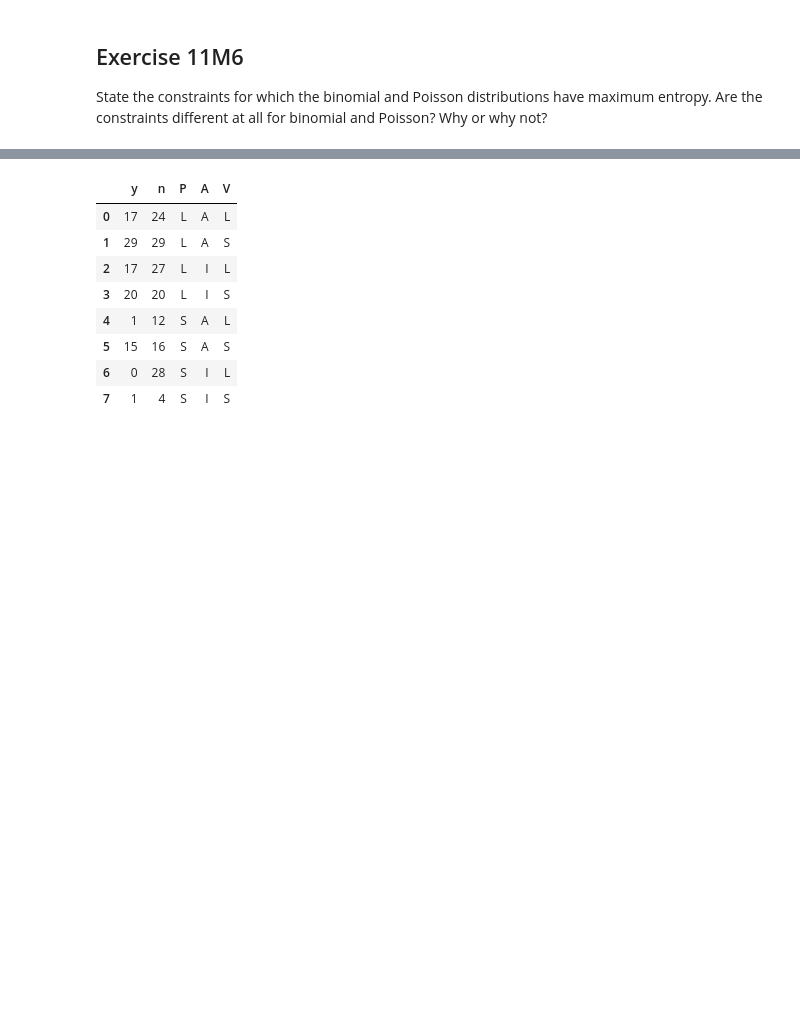
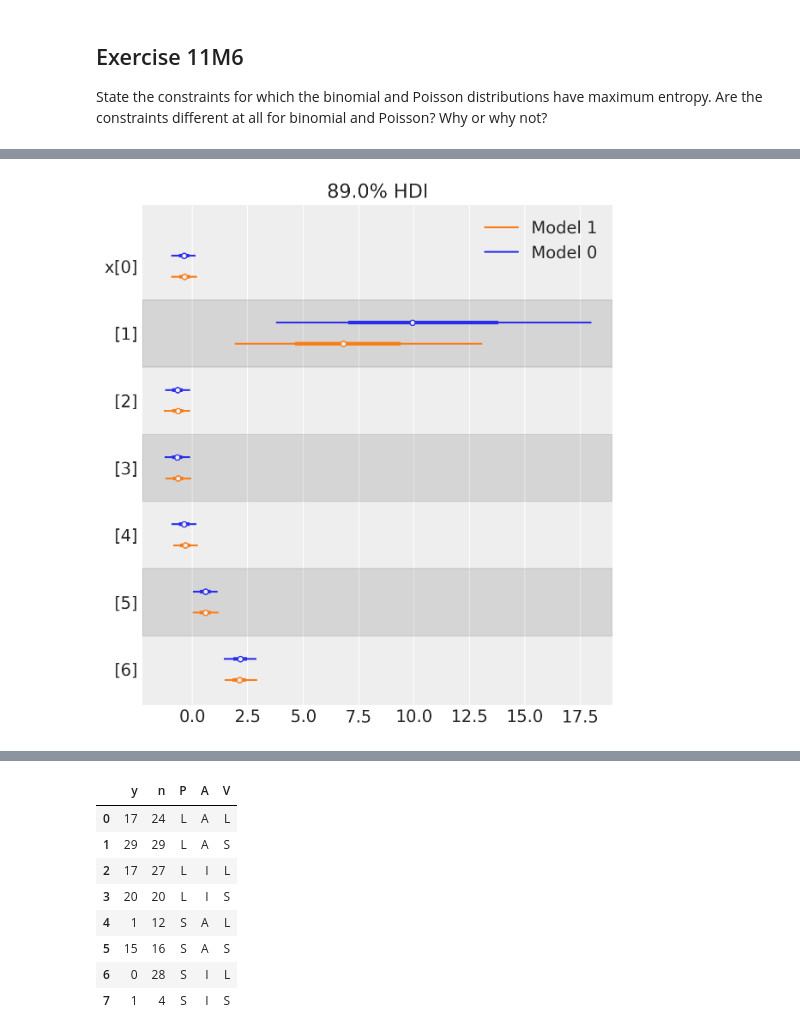
Before and after one commit to SamueleSoraggi/bayesian_statistics, a Jupyter notebook: statistical_rethinking_2/pymc4/Chp_11_Exercise.ipynb, the cells around one changed output, grey strips where cells are left out. Saved outputs shown, nothing was run; the diff lists cells and outputs as text; code cells hidden in the pictures; blank space fills up the shorter version.

```diff
--- a/statistical_rethinking_2/pymc4/Chp_11_Exercise.ipynb
+++ b/statistical_rethinking_2/pymc4/Chp_11_Exercise.ipynb
@@ -291,0 +476,7 @@ Use quap to construct a quadratic approximate posterior distribution for the chi
+# %%
+a = trace_mcmc_relax.posterior["a"]
+b = trace_quap_relax.posterior["a"]
+#db24 = trace_11_4.posterior["b"].sel(b_dim_0=1) - trace_11_4.posterior["b"].sel(b_dim_0=3)
+az.plot_forest([a.values, b.values], combined=True);
+# %% [output]
+[figure, added]
```
Also changed, not shown: parts of 22 cells of this notebook, 2 other files.
